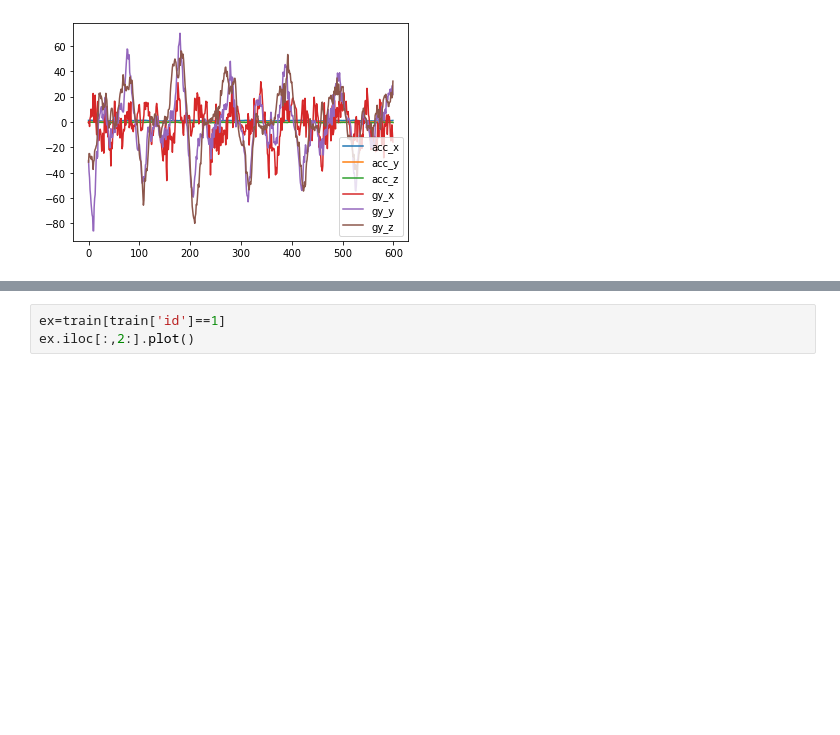
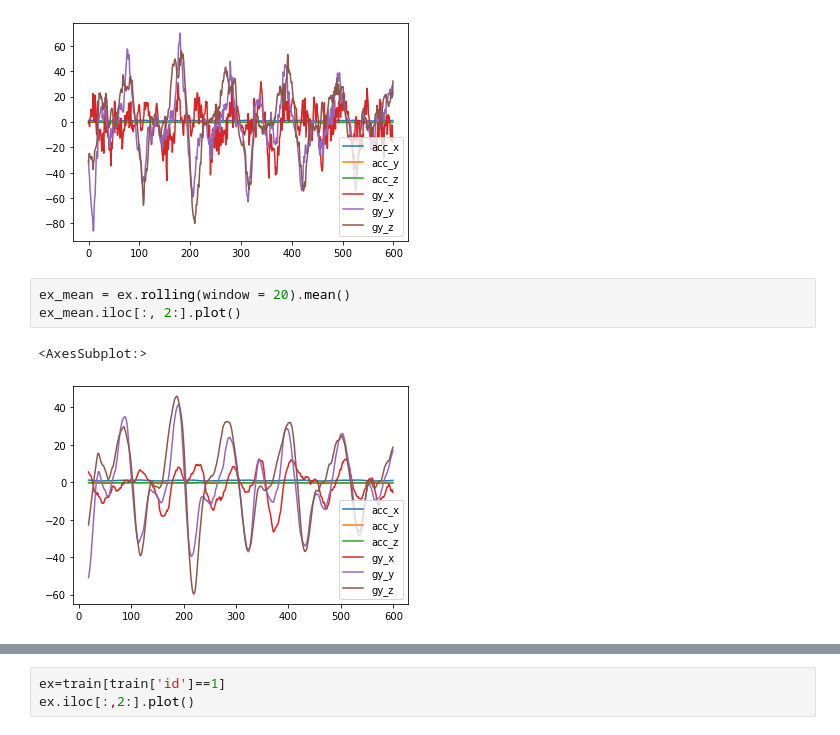
Before and after one commit to newave986/AI-Study, a Jupyter notebook: DACON_235689/baseline_code.ipynb, the cells around one changed output, grey strips where cells are left out. Saved outputs shown, nothing was run; the diff lists cells and outputs as text; blank space fills up the shorter version.

Commit message:
visualization

```diff
--- a/DACON_235689/baseline_code.ipynb
+++ b/DACON_235689/baseline_code.ipynb
@@ -65,3 +65,9 @@ ex.iloc[:,2:].plot()
 # %% [output]
 <AxesSubplot:>
 [figure]
+# %%
+ex_mean = ex.rolling(window = 20).mean()
+ex_mean.iloc[:, 2:].plot()
+# %% [output]
+<AxesSubplot:>
+[figure, added]
```
Also changed, not shown: parts of 7 cells of this notebook.
